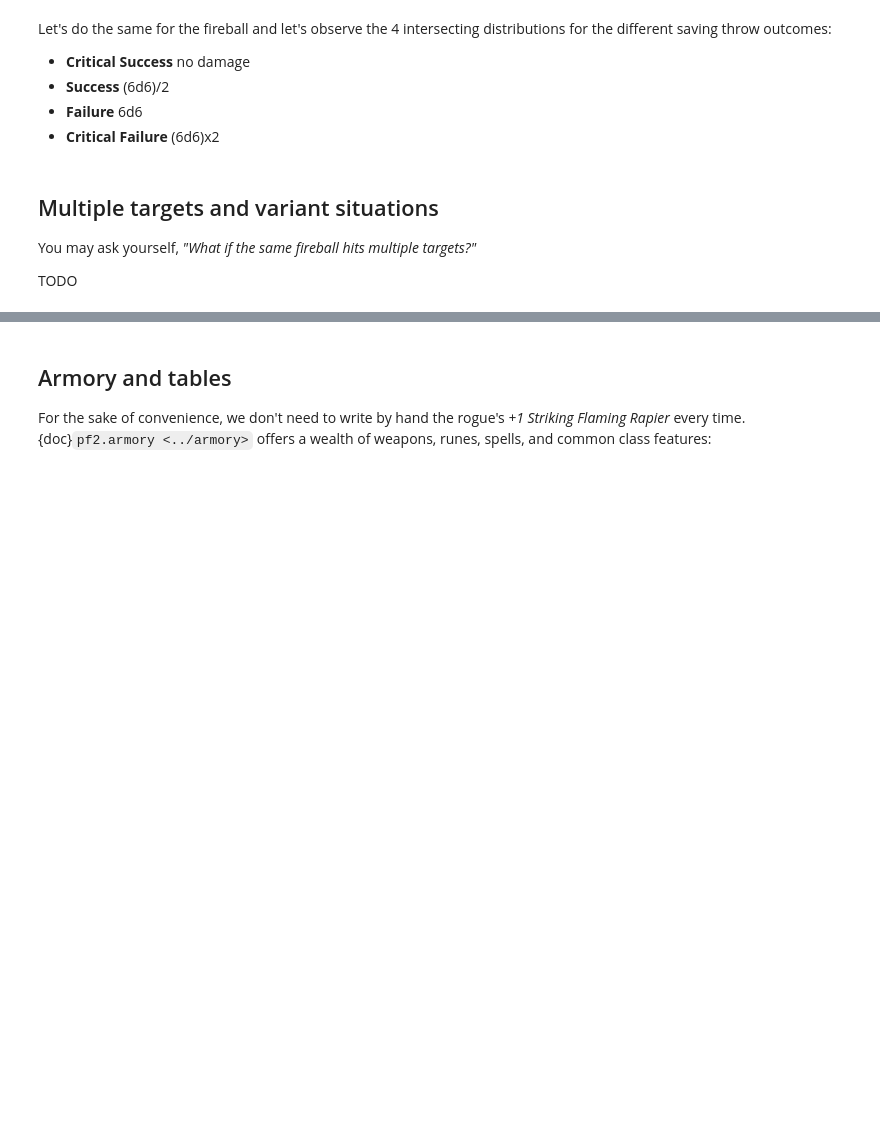
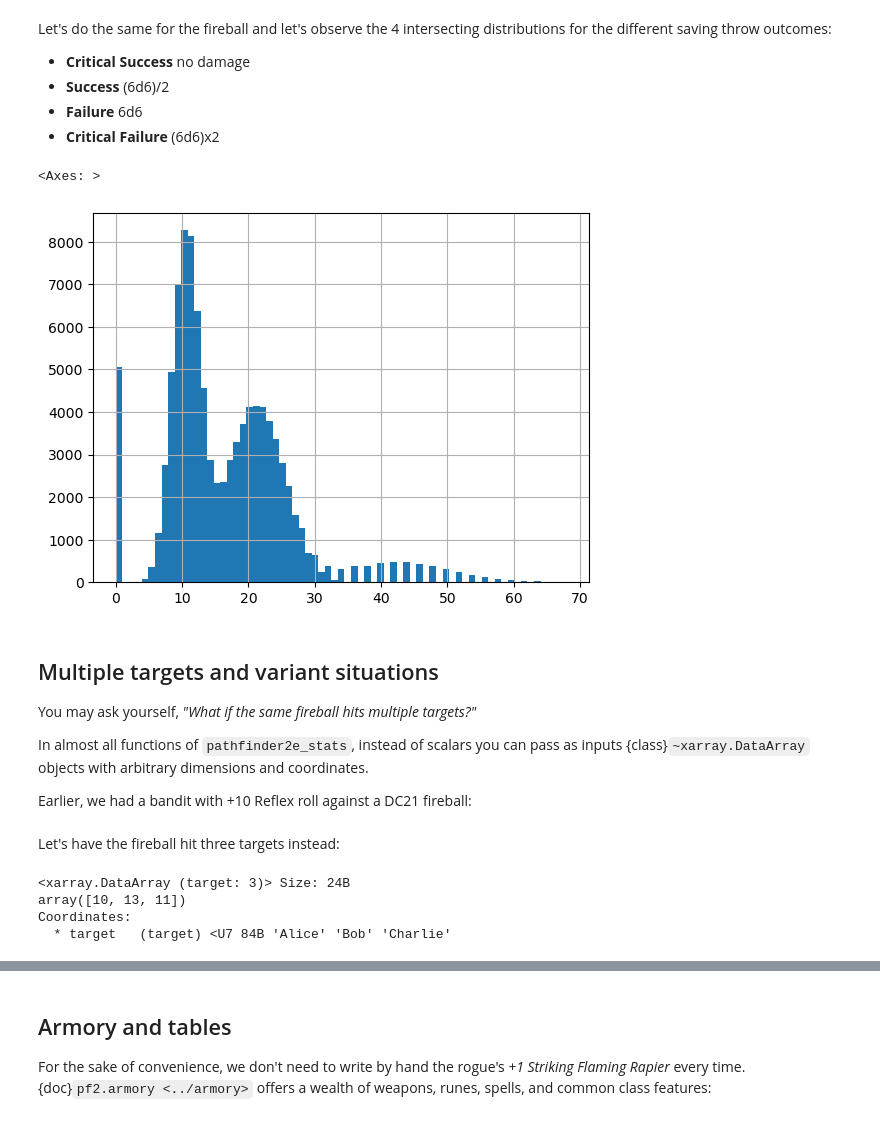
Before and after one commit to crusaderky/pathfinder2e_stats, a Jupyter notebook: notebooks/getting_started.ipynb, the cells around one changed output, grey strips where cells are left out. Drawn from its saved outputs; the diff is of its cells as text; code cells hidden in the pictures; blank space fills up the shorter version.

```diff
--- a/notebooks/getting_started.ipynb
+++ b/notebooks/getting_started.ipynb
@@ -82,5 +146,5 @@ pf2.outcome_counts(strike).to_pandas()
 # %% [markdown]
 Or a wizard can blast the bandit, who has +10 reflex, with his DC21 fireball:
 # %%
-save = pf2.check(10, DC=21)
-pf2.outcome_counts(save).to_pandas()
+reflex_save = pf2.check(10, DC=21)
+pf2.outcome_counts(reflex_save).to_pandas()
@@ -175,13 +306,18 @@ Let's do the same for the fireball and let's observe the 4 intersecting distribu
 - **Failure** 6d6
 - **Critical Failure** (6d6)x2
 # %%
-fireball_damage = pf2.damage(save, fireball)
+fireball_damage = pf2.damage(reflex_save, fireball)
 fireball_damage.total_damage.to_pandas().hist(
     bins=fireball_damage.total_damage.max().item() + 1
 )
+# %% [output]
+<Axes: >
+[figure, added]
 # %% [markdown]
 ## Multiple targets and variant situations
 
 You may ask yourself, *"What if the same fireball hits multiple targets?"*
 
-TODO
+In almost all functions of `pathfinder2e_stats`, instead of scalars you can pass as inputs {class}`~xarray.DataArray` objects with arbitrary dimensions and coordinates.
+
+Earlier, we had a bandit with +10 Reflex roll against a DC21 fireball:
@@ -187,0 +326,16 @@ TODO
+# %% [markdown]
+Let's have the fireball hit three targets instead:
+# %%
+import xarray
+
+reflex_bonus = xarray.DataArray(
+    [10, 13, 11],
+    dims=["target"],
+    coords={"target": ["Alice", "Bob", "Charlie"]},
+)
+reflex_bonus
+# %% [output]
+<xarray.DataArray (target: 3)> Size: 24B
+array([10, 13, 11])
+Coordinates:
+  * target   (target) <U7 84B 'Alice' 'Bob' 'Charlie'
```
Also changed, not shown: parts of 55 cells of this notebook, 1 other file.
